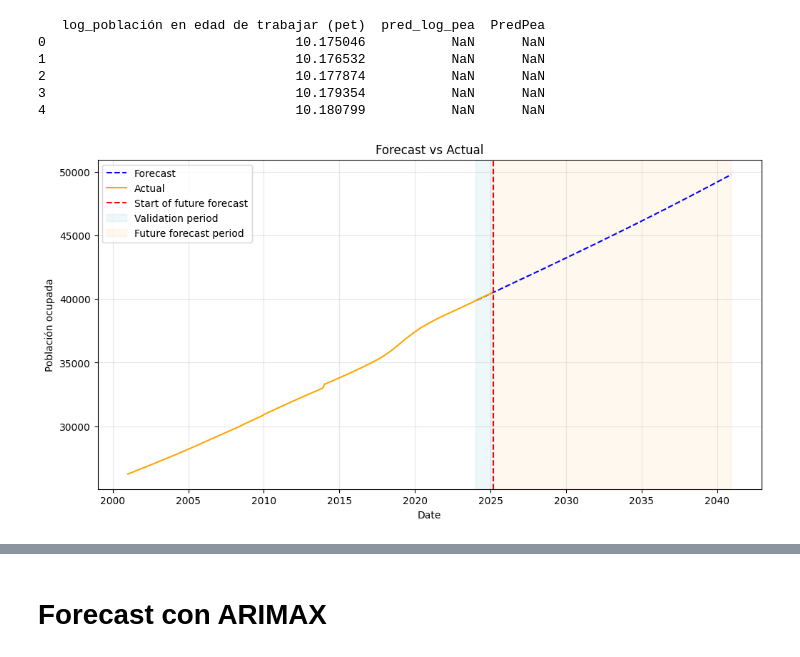
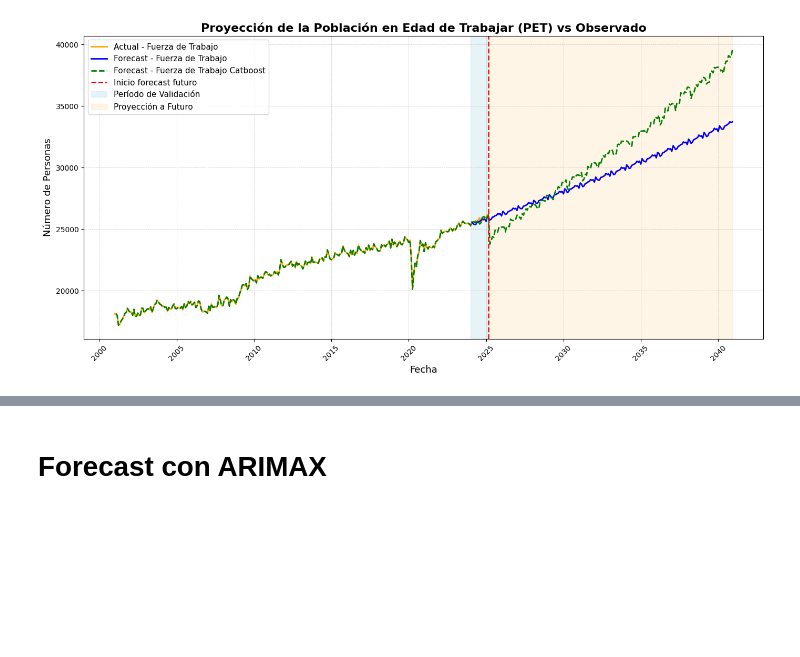
Before and after one commit to dpr3619/eap_proyection, a Jupyter notebook: notebook_development.ipynb, the cells around one changed output, grey strips where cells are left out. Saved outputs shown, nothing was run; the diff lists cells and outputs as text; code cells hidden in the pictures; blank space fills up the shorter version.

```diff
--- a/notebook_development.ipynb
+++ b/notebook_development.ipynb
@@ -84,27 +78,48 @@ df_labor = preprocessing.run_preprocessing_pipeline(path_df2='data/anex-GEIHEISS
-# %%
-from src.epl_proyection.models.arimax.arimax_full_pipeline import predict_pea_arimax
-df_labor_new = predict_pea_arimax(df_labor)
-print(df_labor_new[['log_población en edad de trabajar (pet)', 'pred_log_pea', 'PredPea']].head())
-# %% [output]
-   log_población en edad de trabajar (pet)  pred_log_pea  PredPea
-0                                10.175046           NaN      NaN
-1                                10.176532           NaN      NaN
-2                                10.177874           NaN      NaN
-3                                10.179354           NaN      NaN
-4                                10.180799           NaN      NaN
-# %%
-import matplotlib.pyplot as plt
-plt.figure(figsize=(12, 6))
-plt.plot(df_labor_new['ds'], df_labor_new['PredPea'], label='Forecast', color='blue', linestyle='--')
-plt.plot(df_labor_new['ds'], df_labor_new['Población en edad de trabajar (PET)'], label='Actual', color='orange')
-plt.axvline(x=pd.to_datetime("2025-03-01"), color='red', linestyle='--', label='Start of future forecast')
-plt.axvspan('2024-01-01', '2025-02-01', color='lightblue', alpha=0.2, label='Validation period')
-plt.axvspan('2025-03-01', '2040-12-01', color='navajowhite', alpha=0.2, label='Future forecast period')
-plt.title('Forecast vs Actual')
-plt.xlabel('Date')
-plt.ylabel('Población ocupada')
-plt.legend()
-plt.grid(alpha=0.3)
-plt.show()
-# %% [output]
-[figure, removed]
+# %%
+import matplotlib.pyplot as plt
+
+plt.figure(figsize=(14, 7))
+
+# Serie real
+plt.plot(df['ds'], df['Fuerza de trabajo  '],
+         label='Actual - Fuerza de Trabajo', color='orange', linewidth=2)
+
+# Predicción
+plt.plot(df['ds'], df['PredPETArimax'],
+         label='Forecast - Fuerza de Trabajo', color='blue',  linewidth=2)
+
+# Predicción
+plt.plot(df['ds'], df['PredPETCatboost'],
+         label='Forecast - Fuerza de Trabajo Catboost', color='green', linestyle='--', linewidth=2)
+
+# Línea vertical indicando inicio de predicción futura
+plt.axvline(x=pd.to_datetime("2025-03-01"), color='red', linestyle='--', linewidth=1.8, label='Inicio forecast futuro')
+
+# Áreas sombreadas
+plt.axvspan(pd.to_datetime('2024-01-01'), pd.to_datetime('2025-02-01'),
+            color='lightblue', alpha=0.3, label='Período de Validación')
+
+plt.axvspan(pd.to_datetime('2025-03-01'), pd.to_datetime('2040-12-01'),
+            color='navajowhite', alpha=0.3, label='Proyección a Futuro')
+
+# Títulos y etiquetas
+plt.title('Proyección de la Población en Edad de Trabajar (PET) vs Observado', fontsize=16, fontweight='bold')
+plt.xlabel('Fecha', fontsize=13)
+plt.ylabel('Número de Personas', fontsize=13)
+
+# Leyenda mejor posicionada
+plt.legend(loc='upper left', fontsize=11)
+
+# Mejorar el grid
+plt.grid(True, which='both', linestyle='--', linewidth=0.5, alpha=0.7)
+
+# Mejoras estéticas
+plt.xticks(rotation=45)
+plt.tight_layout()
+
+# Si quieres guardar
+# plt.savefig('forecast_vs_actual_pet.png', dpi=300)
+
+plt.show()
+# %% [output]
+[figure, added]
```
Also changed, not shown: parts of 9 cells of this notebook, 6 other files.
